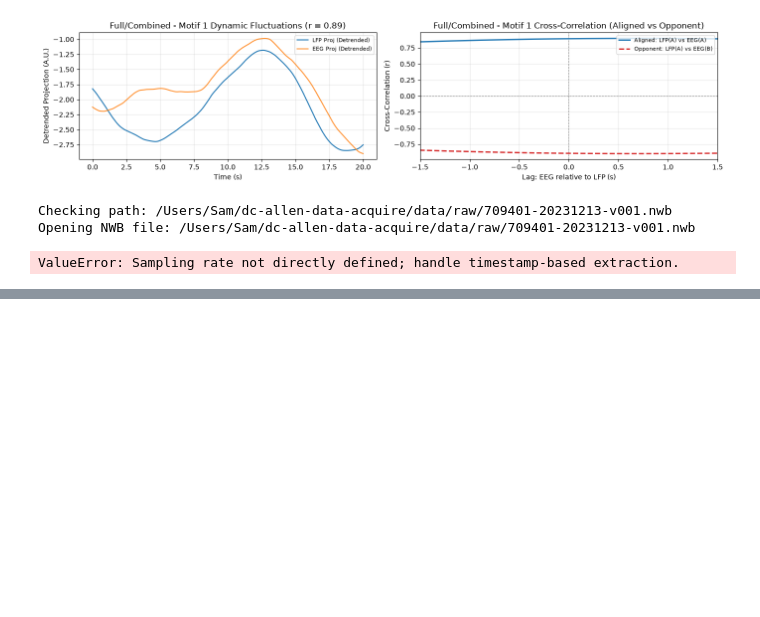
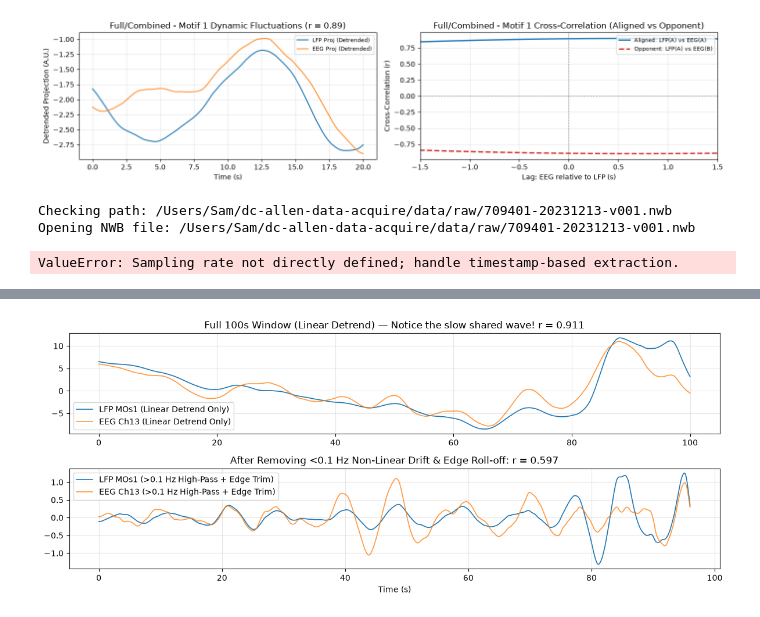
Before and after one commit to saasberkeley/dc-allen, a Jupyter notebook: code/python/notebooks/awake_iso_eeg_lfp.ipynb, the cells around one changed output, grey strips where cells are left out. Saved outputs shown, nothing was run; the diff lists cells and outputs as text; code cells hidden in the pictures; blank space fills up the shorter version.

```diff
--- a/code/python/notebooks/awake_iso_eeg_lfp.ipynb
+++ b/code/python/notebooks/awake_iso_eeg_lfp.ipynb
@@ -1038,0 +1319,75 @@ NameError: name 'env_eeg' is not defined
+# %%
+import numpy as np
+import pandas as pd
+from scipy.signal import butter, filtfilt, detrend
+import matplotlib.pyplot as plt
+
+def highpass_projection(x, fs=250.0, cutoff_hz=0.1, order=4):
+    """Removes non-linear slow baseline drift (< 0.1 Hz / > 10s period) and edge roll-offs."""
+    sos = butter(order, cutoff_hz, btype='highpass', fs=fs, output='sos')
+    # Trim 2 seconds (500 samples) off each edge after filtering to kill boundary transients
+    x_filt = filtfilt(butter(order, cutoff_hz, btype='highpass', fs=fs)[0],
+                      butter(order, cutoff_hz, btype='highpass', fs=fs)[1], x)
+    trim = int(2.0 * fs)
+    return x_filt[trim:-trim]
+
+# 1. Inspect what the raw vs detrended vs high-pass projections actually look like for MOs1 -> Ch13
+lfp_m1, eeg_m1 = projections_cache[("MOs1", "EEG_Ch13_MOs")]
+lfp_hp = highpass_projection(lfp_m1, fs=fs, cutoff_hz=0.1)
+eeg_hp = highpass_projection(eeg_m1, fs=fs, cutoff_hz=0.1)
+
+fig, axes = plt.subplots(2, 1, figsize=(12, 5), sharex=False)
+t_full = np.arange(len(lfp_m1)) / fs
+axes[0].plot(t_full, lfp_m1, label="LFP MOs1 (Linear Detrend Only)", lw=1.2)
+axes[0].plot(t_full, eeg_m1, label="EEG Ch13 (Linear Detrend Only)", lw=1.2, alpha=0.8)
+axes[0].set_title(f"Full 100s Window (Linear Detrend) — Notice the slow shared wave! r = {np.corrcoef(lfp_m1, eeg_m1)[0,1]:.3f}")
+axes[0].legend()
+axes[0].grid(True, alpha=0.3)
+
+t_hp = np.arange(len(lfp_hp)) / fs
+axes[1].plot(t_hp, lfp_hp, label="LFP MOs1 (>0.1 Hz High-Pass + Edge Trim)", lw=1.2)
+axes[1].plot(t_hp, eeg_hp, label="EEG Ch13 (>0.1 Hz High-Pass + Edge Trim)", lw=1.2, alpha=0.8)
+axes[1].set_title(f"After Removing <0.1 Hz Non-Linear Drift & Edge Roll-off: r = {np.corrcoef(lfp_hp, eeg_hp)[0,1]:.3f}")
+axes[1].set_xlabel("Time (s)")
+axes[1].legend()
+axes[1].grid(True, alpha=0.3)
+plt.tight_layout()
+plt.show()
+
+# 2. Re-run the Statistical Table on High-Pass (>0.1 Hz) + Edge-Trimmed Projections
+clean_records = []
+hp_cache = {}
+
+for (layer, eeg_name), (p_lfp, p_eeg) in projections_cache.items():
+    p_lfp_hp = highpass_projection(p_lfp, fs=fs, cutoff_hz=0.1)
+    p_eeg_hp = highpass_projection(p_eeg, fs=fs, cutoff_hz=0.1)
+    hp_cache[(layer, eeg_name)] = (p_lfp_hp, p_eeg_hp)
+
+    r_obs, nf_95, p_surr, n_eff, p_neff = test_signal_vs_noise(p_lfp_hp, p_eeg_hp, fs=fs)
+    clean_records.append({
+        "LFP_Layer": layer,
+        "EEG_Target": eeg_name,
+        "r_HP": round(r_obs, 3),
+        "95%_Noise_Floor": round(nf_95, 3),
+        "N_eff": int(round(n_eff)),
+        "p_surr": round(p_surr, 4),
+        "p_Neff": round(p_neff, 4)
+    })
+
+df_clean = pd.DataFrame(clean_records)
+print("\n=== AFTER REMOVING <0.1 Hz DRIFT & FILTER EDGE ARTIFACTS ===")
+print(df_clean.to_string(index=False))
+
+# 3. Check Spatial Specificity: Local Frontal Difference (Ch13 - Ch7)
+print("\n=== SPATIAL SPECIFICITY CHECK: CORRELATING LFP WITH LOCAL FRONTAL (Ch13 - Ch7) ===")
+for layer in mos_layers:
+    if (layer, "EEG_Ch13_MOs") in hp_cache and (layer, "EEG_Ch7_VISa") in hp_cache:
+        lfp_trace, eeg_ch13 = hp_cache[(layer, "EEG_Ch13_MOs")]
+        _, eeg_ch7 = hp_cache[(layer, "EEG_Ch7_VISa")]
+
+        # Local dipole difference (cancels shared reference & global movement artifact)
+        eeg_local_diff = eeg_ch13 - eeg_ch7
+        r_diff, nf_diff, p_s, n_e, p_n = test_signal_vs_noise(lfp_trace, eeg_local_diff, fs=fs)
+        print(f"Layer {layer:<6} vs (Ch13 - Ch7) | r = {r_diff:+.3f} | Noise Floor = {nf_diff:.3f} | N_eff = {int(n_e)} | p_Neff = {p_n:.4f}")
+# %% [output]
+[figure, added]
```
Also changed, not shown: parts of 13 cells of this notebook, 1 other file.
